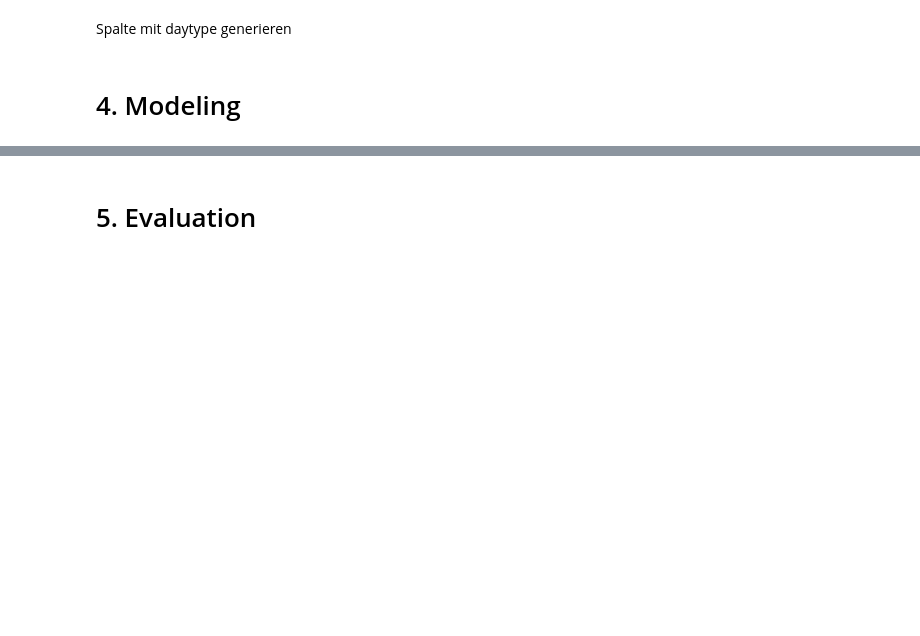
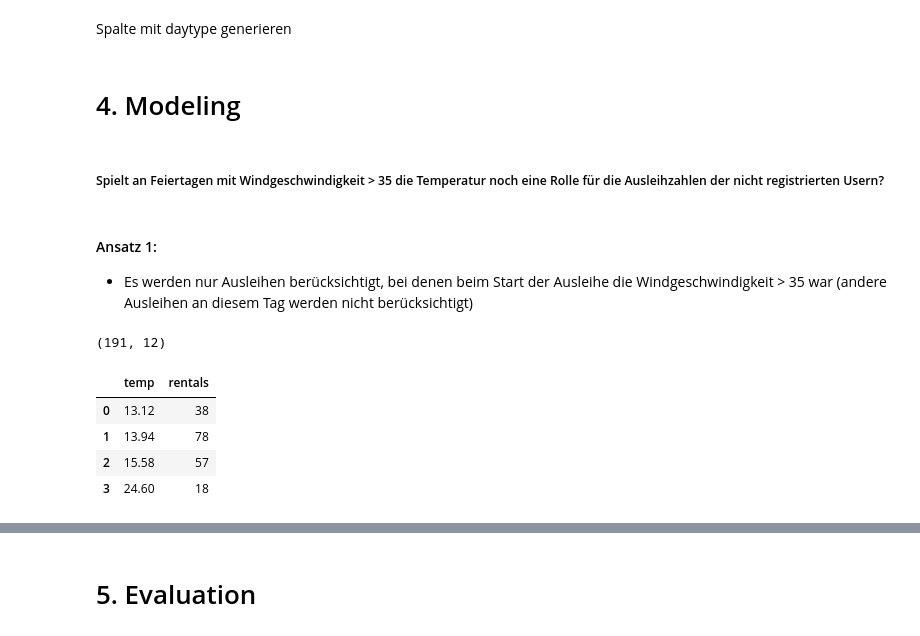
Before and after one commit to MarcWoerner/dabi-1, a Jupyter notebook: EDA_DABI.ipynb, the cells around one changed output, grey strips where cells are left out. Saved outputs shown, nothing was run; the diff lists cells and outputs as text; code cells hidden in the pictures; blank space fills up the shorter version.

```diff
--- a/EDA_DABI.ipynb
+++ b/EDA_DABI.ipynb
@@ -70,0 +73,19 @@ df['ym-date'] = df.datetime.dt.strftime('%Y-%m')
+# %% [markdown]
+##### Spielt an Feiertagen mit Windgeschwindigkeit > 35 die Temperatur noch eine Rolle für die Ausleihzahlen der nicht registrierten Usern?
+# %% [markdown]
+#### Ansatz 1:
+- Es werden nur Ausleihen berücksichtigt, bei denen beim Start der Ausleihe die Windgeschwindigkeit > 35 war (andere Ausleihen an diesem Tag werden nicht berücksichtigt)
+# %%
+df_slice = df[(df.holiday == 1) & (df.windspeed > 35) & (df.registered_customer == 0)]
+df_slice.shape
+# %% [output]
+(191, 12)
+# %%
+df_temp_rentals = df_slice.groupby("temp")[["datetime"]].count().reset_index().rename({"datetime":"rentals"}, axis=1)
+df_temp_rentals
+# %% [output]
+|  | temp | rentals |
+| 0 | 13.12 | 38 |
+| 1 | 13.94 | 78 |
+| 2 | 15.58 | 57 |
+| 3 | 24.60 | 18 |
```
Also changed, not shown: parts of 16 cells of this notebook, 1 other file.
